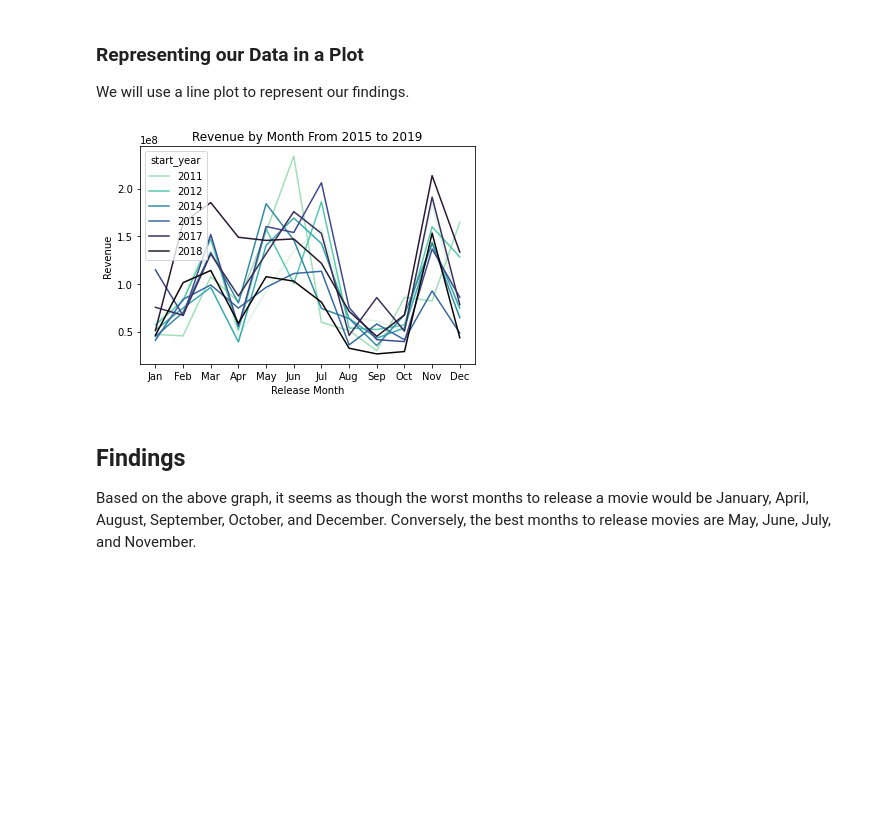
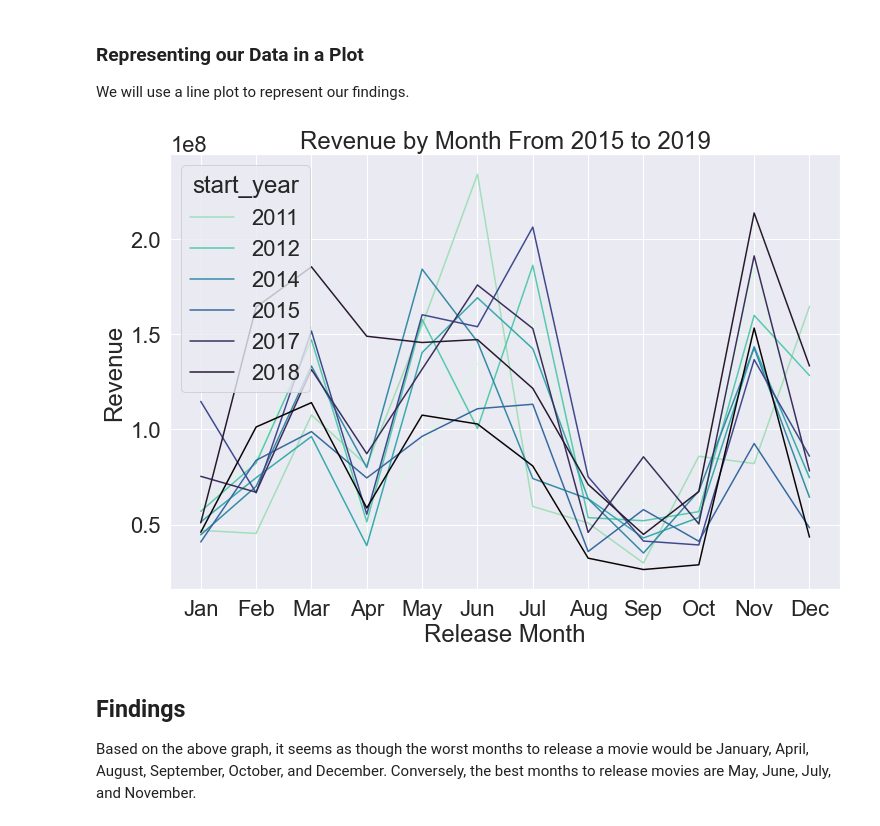
Before and after one commit to elizabeth524/dsc-phase-1-project-v2-3, a Jupyter notebook: student.ipynb, the cells around one changed output. Cells and saved outputs as stored; diff of their text form; code cells hidden in the pictures; blank space fills up the shorter version.

```diff
--- a/student.ipynb
+++ b/student.ipynb
@@ -193,6 +193,8 @@ profits_df
 We will use a bar plot to represent our findings.
 # %%
 #Create a barplot to show the relationship between genre and average profit
+sns.set(rc={'figure.figsize':(12,8)},
+        font_scale=2)
 p = sns.barplot(data = profits_df,
                 x='avg_profit',
                 y=profits_df.index,
@@ -325,6 +327,8 @@ profits_df
 We will again use a bar plot to represent our findings.
 # %%
 #Create a barplot to show the relationship between genre and average ROI
+sns.set(rc={'figure.figsize':(12,8)},
+        font_scale=2)
 p2 = sns.barplot(data = profits_df,
                  x='avg_percent',
                  y=profits_df.index,
@@ -486,16 +490,18 @@ month_and_year_df
 We will use a line plot to represent our findings.
 # %%
 #Create a line plot to showcase results
+sns.set(rc={'figure.figsize':(12,8)},
+        font_scale=2)
 p3 = sns.lineplot(data=month_and_year_df,
                   x='release_date',
                   y='worldwide_gross',
                   hue='start_year',
                   palette = 'mako_r')
 p3.set(xlabel='Release Month',
        ylabel='Revenue',
        title='Revenue by Month From 2015 to 2019');
 # %% [output]
-[figure, old version]
+[figure, new version]
 # %% [markdown]
 ## Findings
 Based on the above graph, it seems as though the worst months to release a movie would be January, April, August, September, October, and December.  Conversely, the best months to release movies are May, June, July, and November.
```
Also changed, not shown: parts of 3 cells of this notebook, 5 other files.
